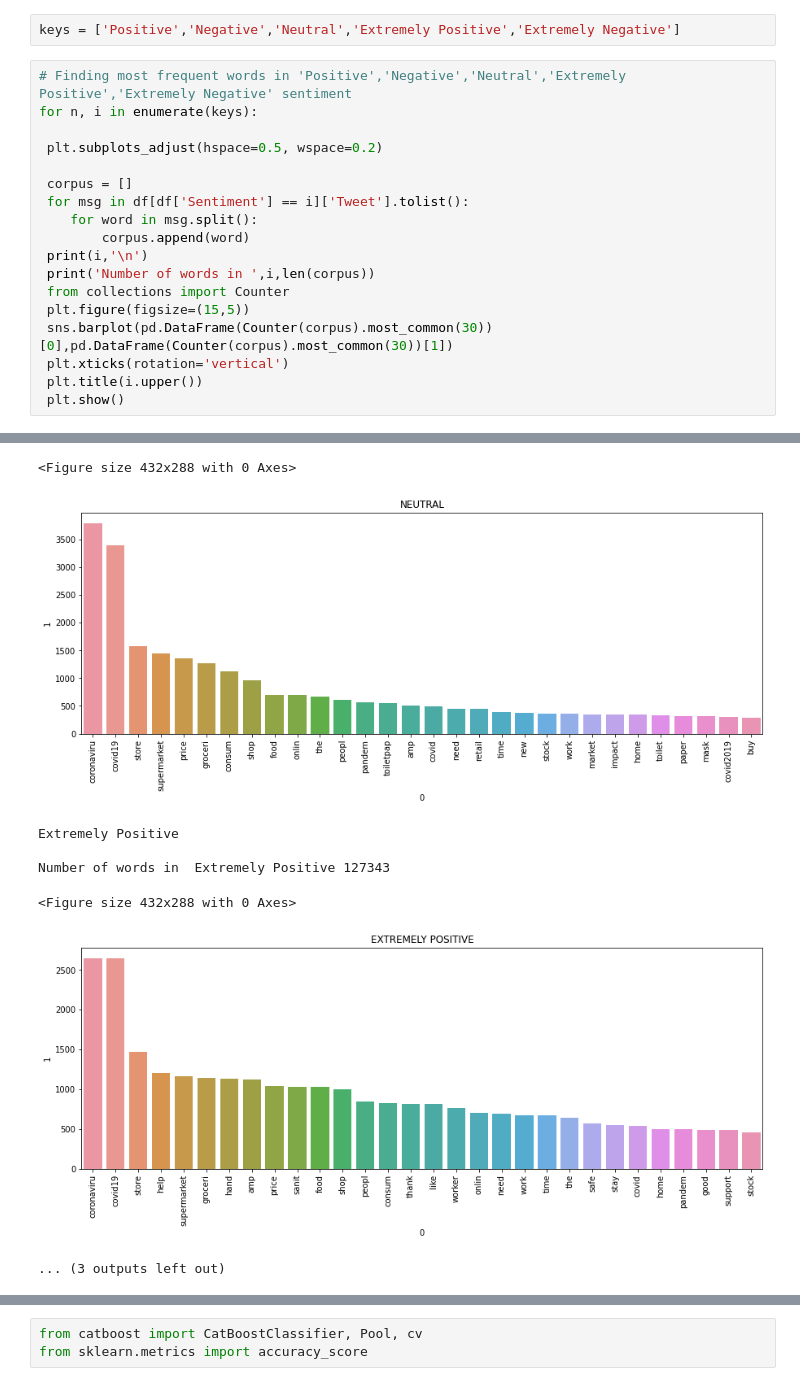
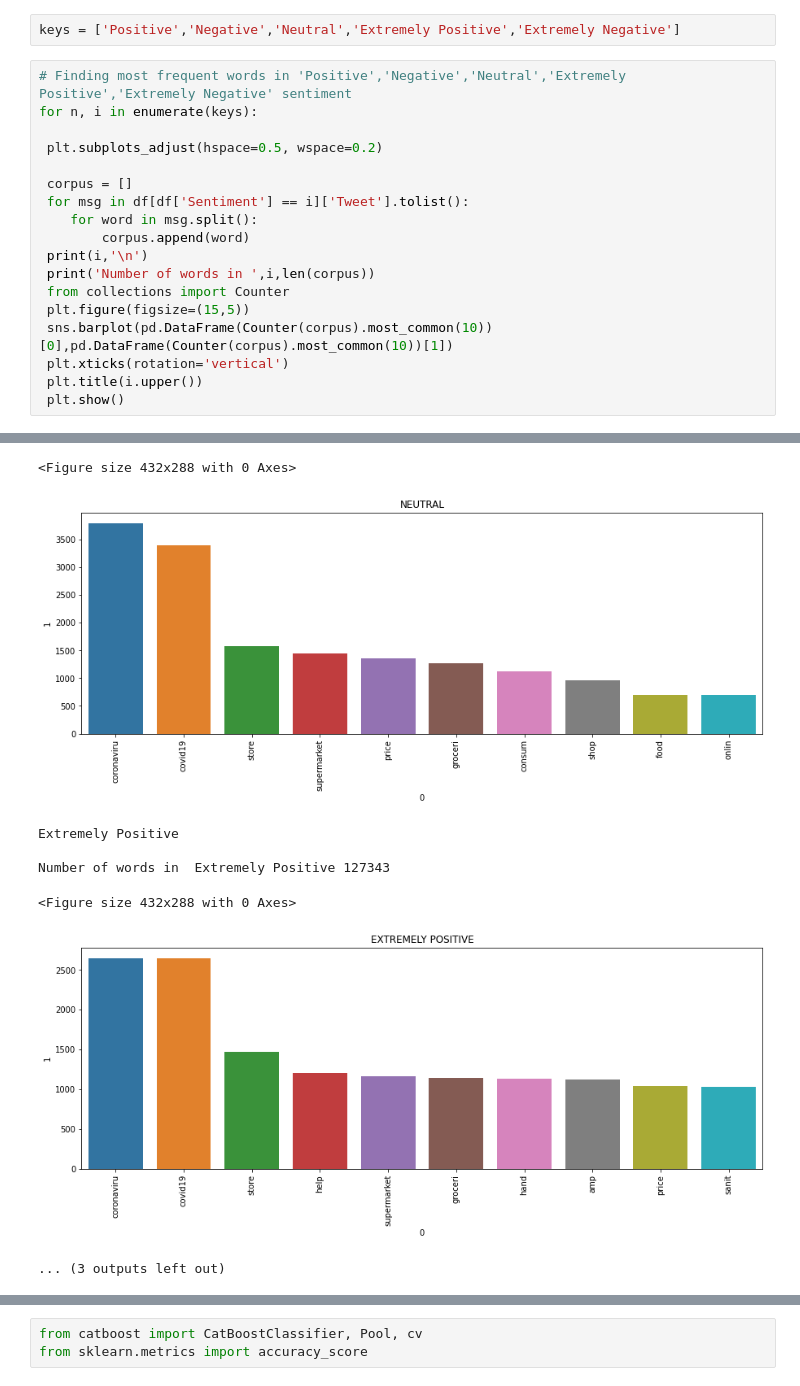
Before and after one commit to pankaj-beldar/Capstone_Project_03_Corona-virus-Tweet-Sentiment-Analysis, a Jupyter notebook: Capstone_03_Corona_Virus_Tweet_Sentiment_Analysis.ipynb, the cells around one changed output, grey strips where cells are left out. Drawn from its saved outputs; the diff is of its cells as text.

```diff
--- a/Capstone_03_Corona_Virus_Tweet_Sentiment_Analysis.ipynb
+++ b/Capstone_03_Corona_Virus_Tweet_Sentiment_Analysis.ipynb
@@ -636,7 +638,7 @@ for n, i in enumerate(keys):
  print('Number of words in ',i,len(corpus))
  from collections import Counter
  plt.figure(figsize=(15,5))
- sns.barplot(pd.DataFrame(Counter(corpus).most_common(30))[0],pd.DataFrame(Counter(corpus).most_common(30))[1])
+ sns.barplot(pd.DataFrame(Counter(corpus).most_common(10))[0],pd.DataFrame(Counter(corpus).most_common(10))[1])
  plt.xticks(rotation='vertical')
  plt.title(i.upper())
  plt.show()
@@ -654,11 +656,11 @@ Number of words in  Negative 168977
 Neutral
 
 Number of words in  Neutral 102356
 <Figure size 432x288 with 0 Axes>
-[figure, old version]
+[figure, new version]
 Extremely Positive
 
 Number of words in  Extremely Positive 127343
 <Figure size 432x288 with 0 Axes>
-[figure, old version]
+[figure, new version]
 ... (3 outputs left out)
```
Also changed, not shown: parts of 66 cells of this notebook.
